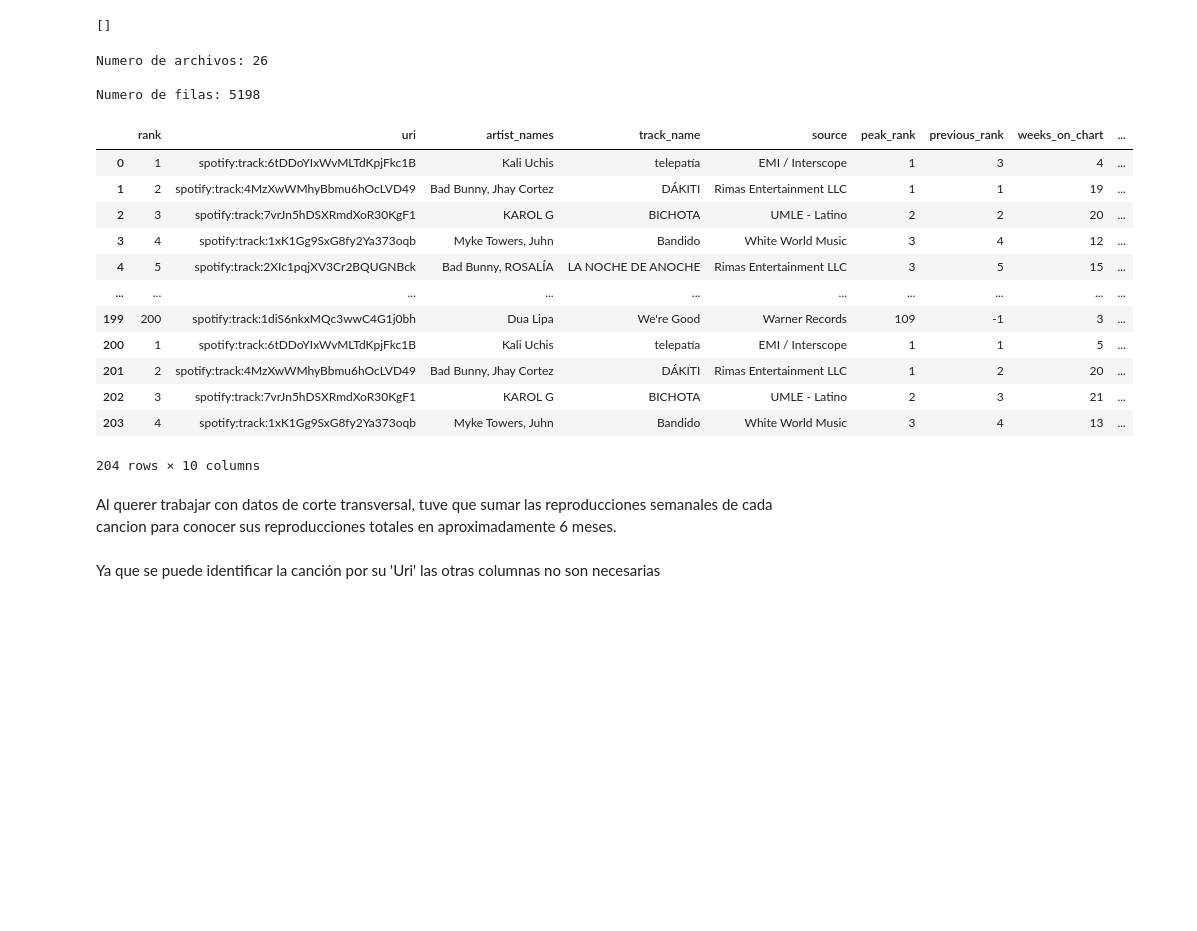
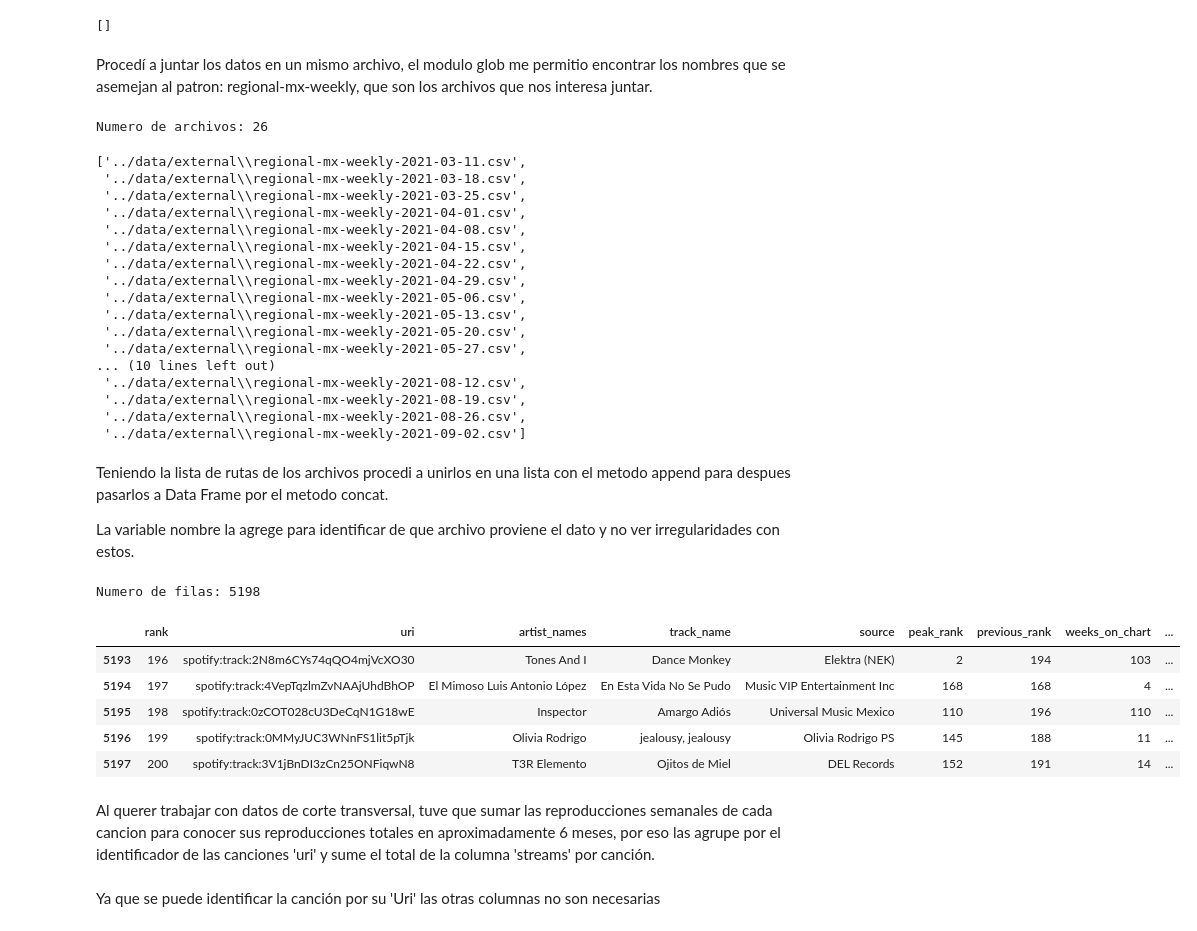
Before and after one commit to JesusRosales1309/Spoty-project, a Jupyter notebook: notebooks/Todo_en_uno.ipynb, the cells around one changed output. Cells and saved outputs as stored; diff of their text form; code cells hidden in the pictures; blank space fills up the shorter version.

```diff
--- a/notebooks/Todo_en_uno.ipynb
+++ b/notebooks/Todo_en_uno.ipynb
@@ -35,6 +37,8 @@ regional-mx-weekly-2021-08-19.csv
 regional-mx-weekly-2021-08-26.csv
 regional-mx-weekly-2021-09-02.csv
 []
+# %% [markdown]
+Procedí a juntar los datos en un mismo archivo, el modulo glob me permitio encontrar los nombres que se asemejan al patron: regional-mx-weekly, que son los archivos que nos interesa juntar.
 # %%
 import os
 import numpy as np
@@ -43,36 +47,52 @@ import glob
 
 all_files=glob.glob("../data/external/regional-mx-weekly*.csv")
 print("Numero de archivos:",len(all_files),"\n")
-
-file_list=[]
-for i in all_files:
-    data=pd.read_csv(i)
-    nombre=os.path.basename(i)
-    data['source_file']=nombre
-    file_list.append(data)
-
-df=pd.concat(file_list,ignore_index=True)
-print("Numero de filas:",len(df))
-df.head(204)
+all_files
 # %% [output]
 Numero de archivos: 26
-
-Numero de filas: 5198
-|  | rank | uri | artist_names | track_name | source | peak_rank | previous_rank | weeks_on_chart | ... |
-| 0 | 1 | spotify:track:6tDDoYIxWvMLTdKpjFkc1B | Kali Uchis | telepatía | EMI / Interscope | 1 | 3 | 4 | ... |
-| 1 | 2 | spotify:track:4MzXwWMhyBbmu6hOcLVD49 | Bad Bunny, Jhay Cortez | DÁKITI | Rimas Entertainment LLC | 1 | 1 | 19 | ... |
-| 2 | 3 | spotify:track:7vrJn5hDSXRmdXoR30KgF1 | KAROL G | BICHOTA | UMLE - Latino | 2 | 2 | 20 | ... |
-| 3 | 4 | spotify:track:1xK1Gg9SxG8fy2Ya373oqb | Myke Towers, Juhn | Bandido | White World Music | 3 | 4 | 12 | ... |
-| 4 | 5 | spotify:track:2XIc1pqjXV3Cr2BQUGNBck | Bad Bunny, ROSALÍA | LA NOCHE DE ANOCHE | Rimas Entertainment LLC | 3 | 5 | 15 | ... |
-| ... | ... | ... | ... | ... | ... | ... | ... | ... | ... |
-| 199 | 200 | spotify:track:1diS6nkxMQc3wwC4G1j0bh | Dua Lipa | We're Good | Warner Records | 109 | -1 | 3 | ... |
-| 200 | 1 | spotify:track:6tDDoYIxWvMLTdKpjFkc1B | Kali Uchis | telepatía | EMI / Interscope | 1 | 1 | 5 | ... |
-| 201 | 2 | spotify:track:4MzXwWMhyBbmu6hOcLVD49 | Bad Bunny, Jhay Cortez | DÁKITI | Rimas Entertainment LLC | 1 | 2 | 20 | ... |
-| 202 | 3 | spotify:track:7vrJn5hDSXRmdXoR30KgF1 | KAROL G | BICHOTA | UMLE - Latino | 2 | 3 | 21 | ... |
-| 203 | 4 | spotify:track:1xK1Gg9SxG8fy2Ya373oqb | Myke Towers, Juhn | Bandido | White World Music | 3 | 4 | 13 | ... |
-204 rows × 10 columns
+['../data/external\\regional-mx-weekly-2021-03-11.csv',
+ '../data/external\\regional-mx-weekly-2021-03-18.csv',
+ '../data/external\\regional-mx-weekly-2021-03-25.csv',
+ '../data/external\\regional-mx-weekly-2021-04-01.csv',
+ '../data/external\\regional-mx-weekly-2021-04-08.csv',
+ '../data/external\\regional-mx-weekly-2021-04-15.csv',
+ '../data/external\\regional-mx-weekly-2021-04-22.csv',
+ '../data/external\\regional-mx-weekly-2021-04-29.csv',
+ '../data/external\\regional-mx-weekly-2021-05-06.csv',
+ '../data/external\\regional-mx-weekly-2021-05-13.csv',
+ '../data/external\\regional-mx-weekly-2021-05-20.csv',
+ '../data/external\\regional-mx-weekly-2021-05-27.csv',
+... (10 lines left out)
+ '../data/external\\regional-mx-weekly-2021-08-12.csv',
+ '../data/external\\regional-mx-weekly-2021-08-19.csv',
+ '../data/external\\regional-mx-weekly-2021-08-26.csv',
+ '../data/external\\regional-mx-weekly-2021-09-02.csv']
+# %% [markdown]
+Teniendo la lista de rutas de los archivos procedi a unirlos en una lista con el metodo append para despues pasarlos a Data Frame por el metodo concat.
+
+La variable nombre la agrege para identificar de que archivo proviene el dato y no ver irregularidades con estos.
+# %%
+file_list=[]
+for i in all_files:
+    data=pd.read_csv(i)
+    nombre=os.path.basename(i)
+    data['source_file']=nombre
+    file_list.append(data)
+
+
+df=pd.concat(file_list,ignore_index=True)
+print("Numero de filas:",len(df))
+df.tail()
+# %% [output]
+Numero de filas: 5198
+|  | rank | uri | artist_names | track_name | source | peak_rank | previous_rank | weeks_on_chart | ... |
+| 5193 | 196 | spotify:track:2N8m6CYs74qQO4mjVcXO30 | Tones And I | Dance Monkey | Elektra (NEK) | 2 | 194 | 103 | ... |
+| 5194 | 197 | spotify:track:4VepTqzlmZvNAAjUhdBhOP | El Mimoso Luis Antonio López | En Esta Vida No Se Pudo | Music VIP Entertainment Inc | 168 | 168 | 4 | ... |
+| 5195 | 198 | spotify:track:0zCOT028cU3DeCqN1G18wE | Inspector | Amargo Adiós | Universal Music Mexico | 110 | 196 | 110 | ... |
+| 5196 | 199 | spotify:track:0MMyJUC3WNnFS1lit5pTjk | Olivia Rodrigo | jealousy, jealousy | Olivia Rodrigo PS | 145 | 188 | 11 | ... |
+| 5197 | 200 | spotify:track:3V1jBnDI3zCn25ONFiqwN8 | T3R Elemento | Ojitos de Miel | DEL Records | 152 | 191 | 14 | ... |
 # %% [markdown]
-Al querer trabajar con datos de corte transversal, tuve que sumar las reproducciones semanales de cada cancion para conocer sus reproducciones totales en aproximadamente 6 meses.
+Al querer trabajar con datos de corte transversal, tuve que sumar las reproducciones semanales de cada cancion para conocer sus reproducciones totales en aproximadamente 6 meses, por eso las agrupe por el identificador de las canciones 'uri' y sume el total de la columna 'streams' por canción.
 # %% [markdown]
 Ya que se puede identificar la canción por su 'Uri' las otras columnas no son necesarias
 # %%
```
Also changed, not shown: parts of 26 cells of this notebook.
